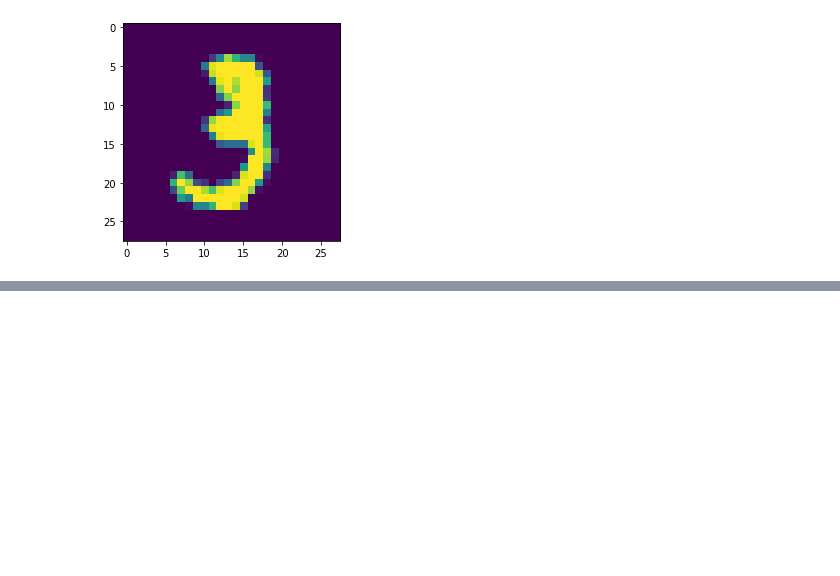
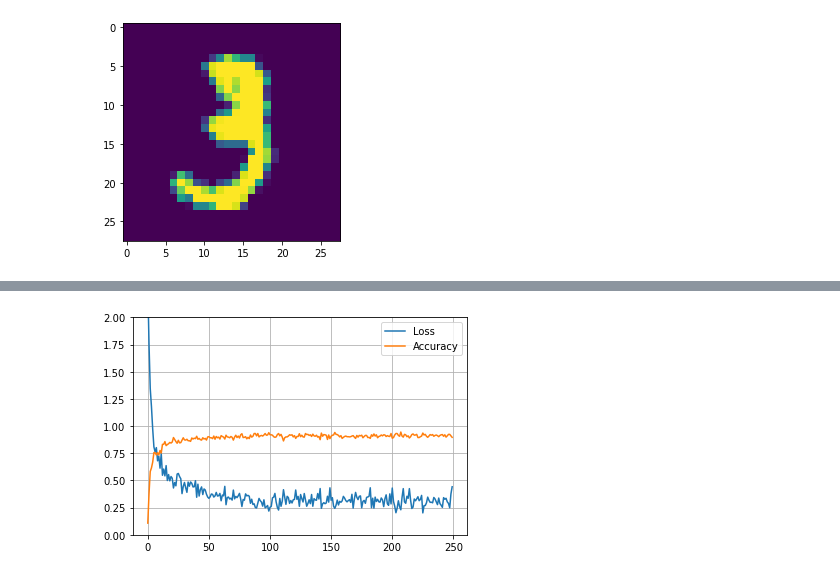
Before and after one commit to RoyVorster/also-grad, a Jupyter notebook: examples/mnist.ipynb, the cells around one changed output, grey strips where cells are left out. Saved outputs shown, nothing was run; the diff lists cells and outputs as text; code cells hidden in the pictures; blank space fills up the shorter version.

```diff
--- a/examples/mnist.ipynb
+++ b/examples/mnist.ipynb
@@ -188,9 +172,9 @@ ValueError: cannot reshape array of size 115200 into shape (128,4,13,13)
 # Same thing as above FF net re-implemented using sequential
 model = nn.Sequential([
     nn.Linear(n_features, 128),
-    F.ReLU(),
+    F.relu,
     nn.Linear(128, 32),
-    F.ReLU(),
+    F.relu,
     nn.Linear(32, 10)
 ])
 
@@ -198,3 +182,4 @@ optimizer = Adam(model, learning_rate=1e-3, momentum=0.9, beta=0.95)
 
 losses, accuracies = train(optimizer, model, gen_mini_batch)
 plot_train_results(losses, accuracies)
+# %% [output]
@@ -200,0 +187 @@ plot_train_results(losses, accuracies)
+[figure, added]
```
Also changed, not shown: parts of 2 cells of this notebook, 3 other files.
